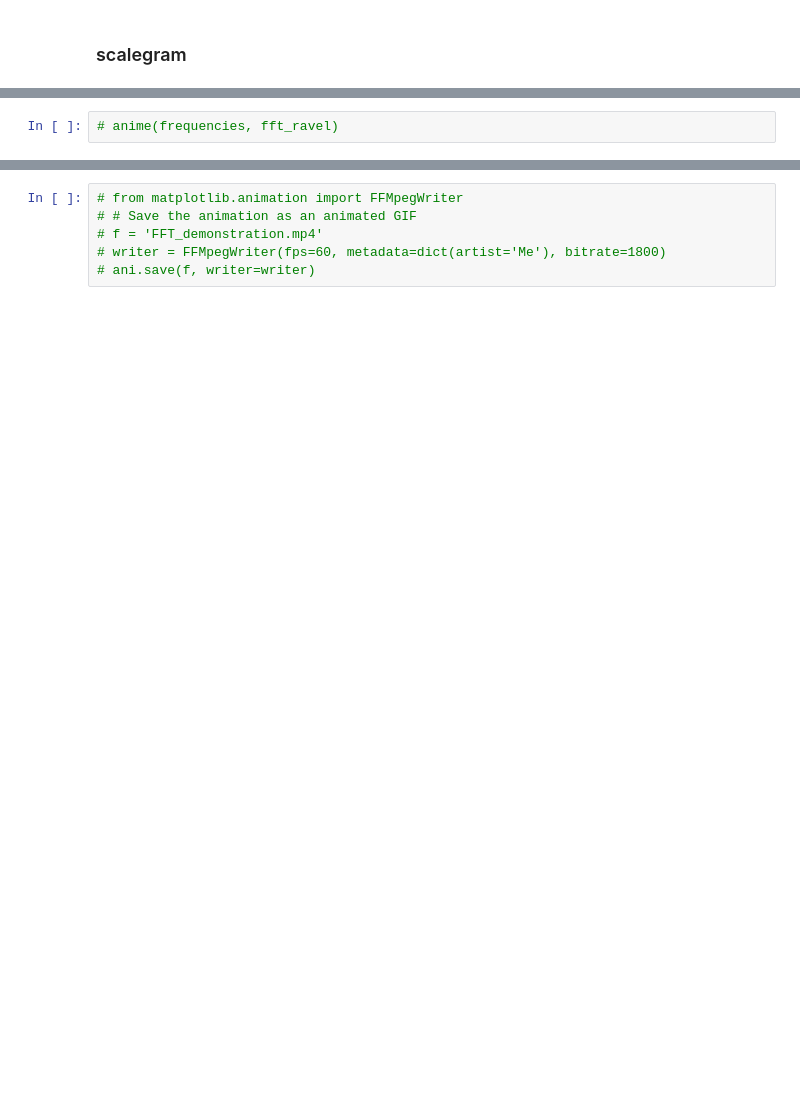
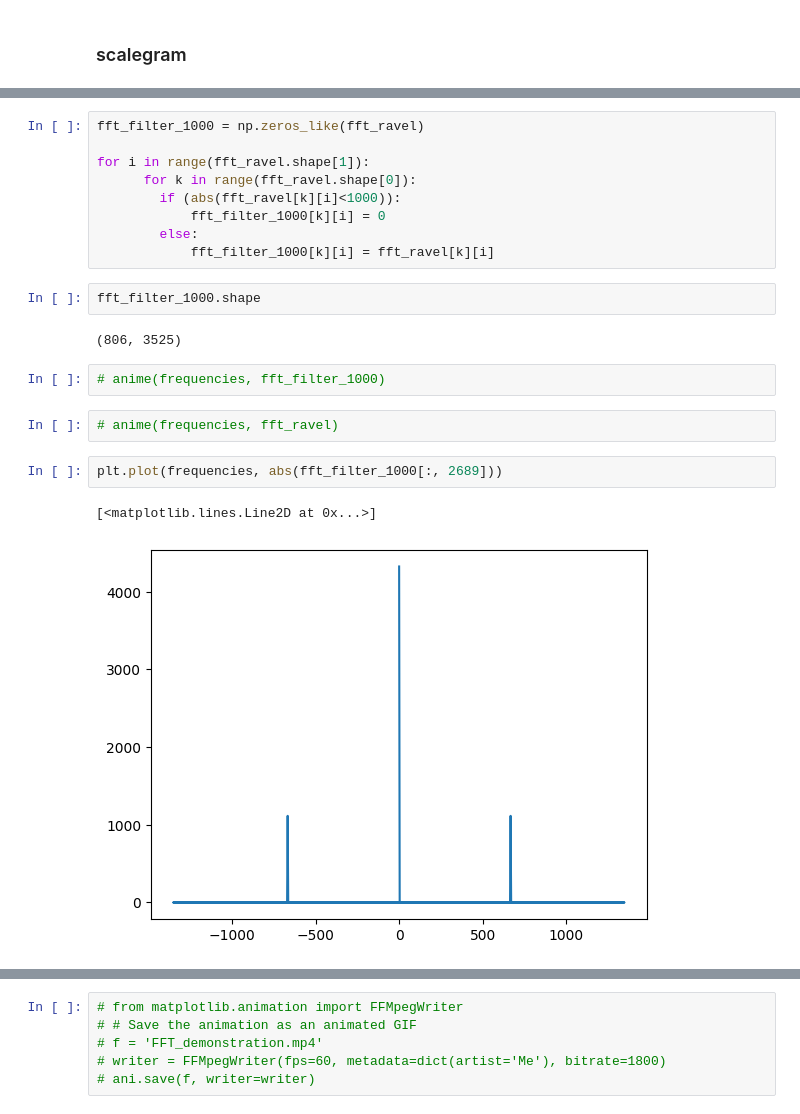
Before and after one commit to CaffineAddic/Wavelet_transforms_in_schlieren_flame_images, a Jupyter notebook: harr_transform.ipynb, the cells around one changed output, grey strips where cells are left out. Drawn from its saved outputs; the diff is of its cells as text; blank space fills up the shorter version.

Commit message:
Trying to plot the bar graphs

```diff
--- a/harr_transform.ipynb
+++ b/harr_transform.ipynb
@@ -145,5 +156,25 @@ def anime(x, sig):
     ani = FuncAnimation(fig, animate, frames=sig.shape[1], interval=500, repeat=True)
     plt.close()
     display(HTML(ani.to_jshtml()))
+# %%
+fft_filter_1000 = np.zeros_like(fft_ravel)
+
+for i in range(fft_ravel.shape[1]):
+      for k in range(fft_ravel.shape[0]):
+        if (abs(fft_ravel[k][i]<1000)):
+            fft_filter_1000[k][i] = 0
+        else:
+            fft_filter_1000[k][i] = fft_ravel[k][i]
+# %%
+fft_filter_1000.shape
+# %% [output]
+(806, 3525)
+# %%
+# anime(frequencies, fft_filter_1000)
 # %%
 # anime(frequencies, fft_ravel)
+# %%
+plt.plot(frequencies, abs(fft_filter_1000[:, 2689]))
+# %% [output]
+[<matplotlib.lines.Line2D at 0x...>]
+[figure, added]
```
Also changed, not shown: parts of 8 cells of this notebook.
